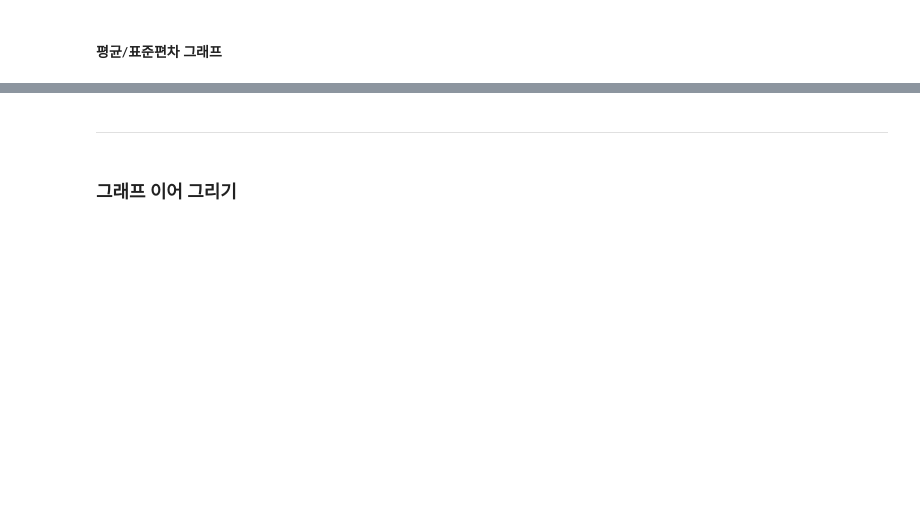
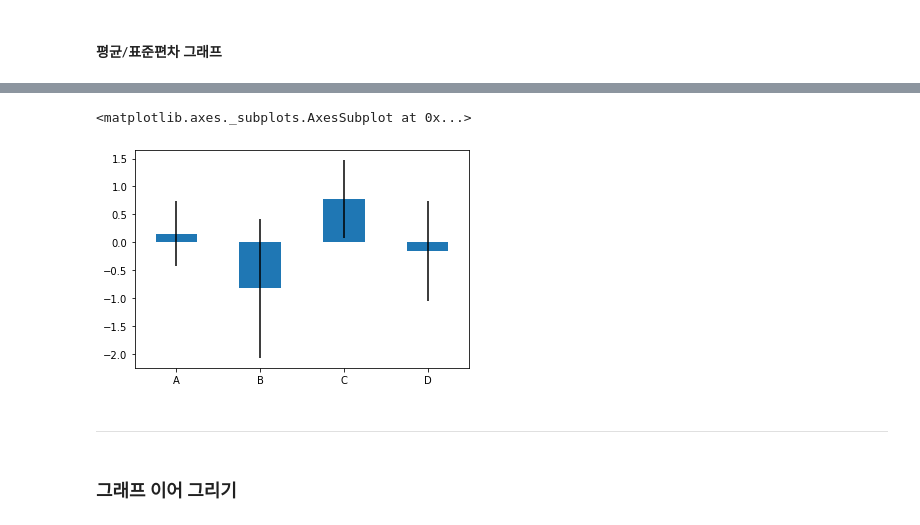
Before and after one commit to loosiu/pdm14, a Jupyter notebook: py-pandas/pandas_4_visualizing_df.ipynb, the cells around one changed output, grey strips where cells are left out. Cells and saved outputs as stored; diff of their text form; code cells hidden in the pictures; blank space fills up the shorter version.

```diff
--- a/py-pandas/pandas_4_visualizing_df.ipynb
+++ b/py-pandas/pandas_4_visualizing_df.ipynb
@@ -118,8 +159,11 @@ df.mean(0), df.std(0), df.columns
 # %%
 # plot bars
 # bar_labels = df.columns
 # plt.bar(bar_labels, df.mean(0), yerr=df.std(0))
-df.mean(0).plot.bar(yerr=df.std(0)) #, rot=0)
+df.mean(0).plot.bar(yerr=df.std(0), rot=0)
+# %% [output]
+<matplotlib.axes._subplots.AxesSubplot at 0x...>
+[figure, added]
 # %% [markdown]
 
 
```
Also changed, not shown: parts of 19 cells of this notebook.
